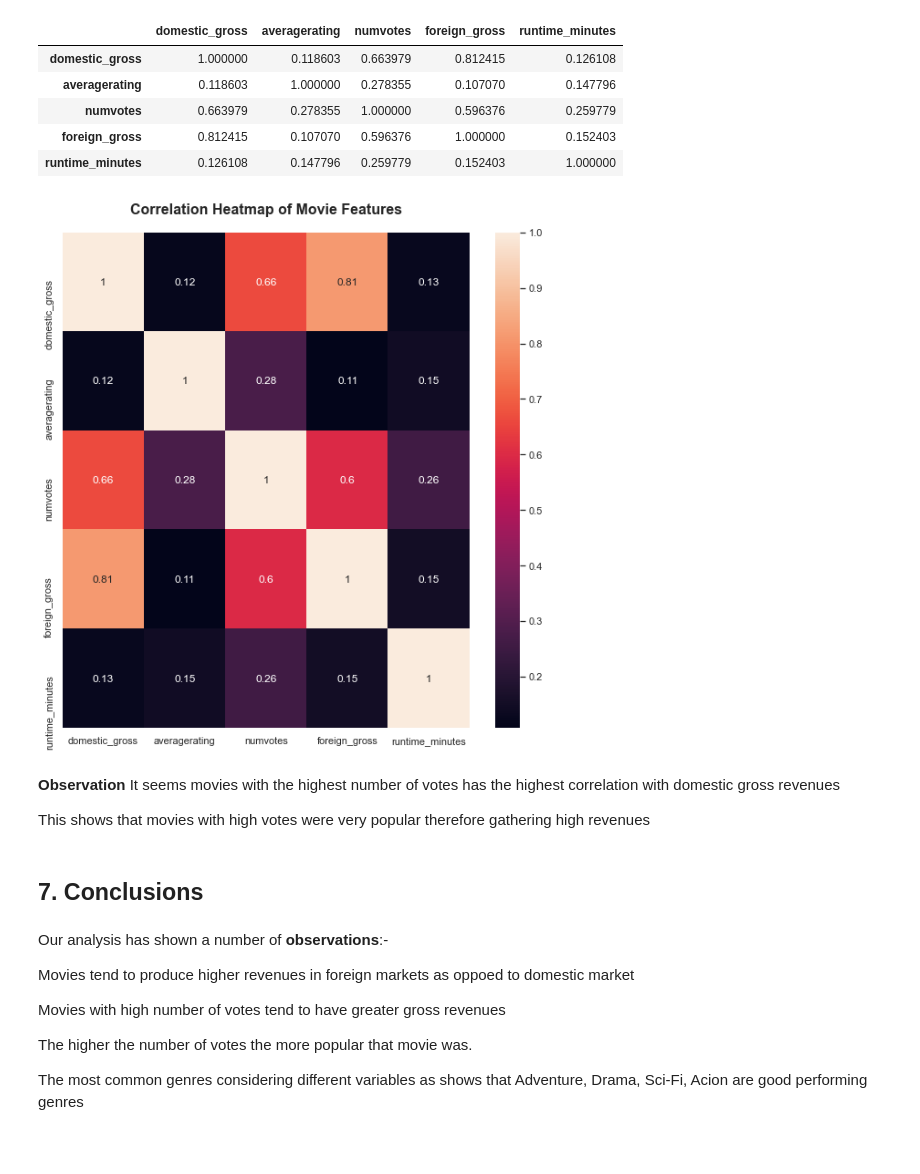
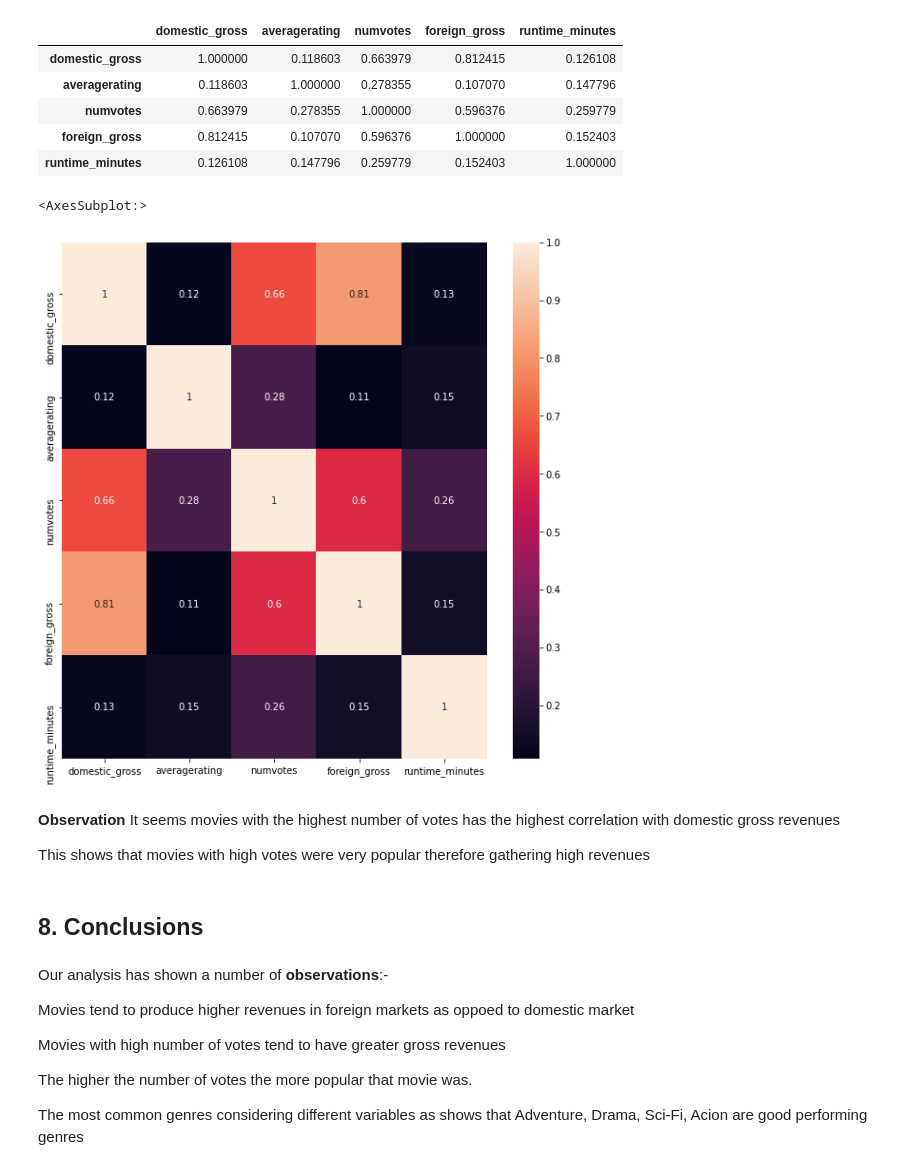
Before and after one commit to maureen-wk/Phase-1-Project, a Jupyter notebook: student.ipynb, the cells around one changed output. Drawn from its saved outputs; the diff is of its cells as text; code cells hidden in the pictures.

```diff
--- a/student.ipynb
+++ b/student.ipynb
@@ -959,12 +957,11 @@ merged_movie_df[['domestic_gross','averagerating','numvotes','foreign_gross','ru
 # %%
 #Visualizing the correlation matrix
 
-fig, ax = plt.subplots(figsize=(10,10))
-sns.heatmap(merged_movie_df[['domestic_gross','averagerating','numvotes','foreign_gross','runtime_minutes']].corr(), annot=True, ax=ax)
-ax.set_title('Correlation Heatmap of Movie Features', fontsize=16, fontweight='bold', pad=20)
-plt.show()
+plt.subplots(figsize=(10,10))
+sns.heatmap(merged_movie_df[['domestic_gross','averagerating','numvotes','foreign_gross','runtime_minutes']].corr(),annot=True)
 # %% [output]
+<AxesSubplot:>
-[figure, old version]
+[figure, new version]
 # %% [markdown]
 **Observation** It seems movies with the highest number of votes has the highest correlation with domestic gross revenues
 
@@ -972,5 +979,5 @@ This shows that movies with high votes were very popular therefore gathering hig
 # %% [markdown]
-## 7. Conclusions
+## 8. Conclusions
 # %% [markdown]
 Our analysis has shown a number of **observations**:-
 
```
Also changed, not shown: parts of 10 cells of this notebook, 1 other file.
